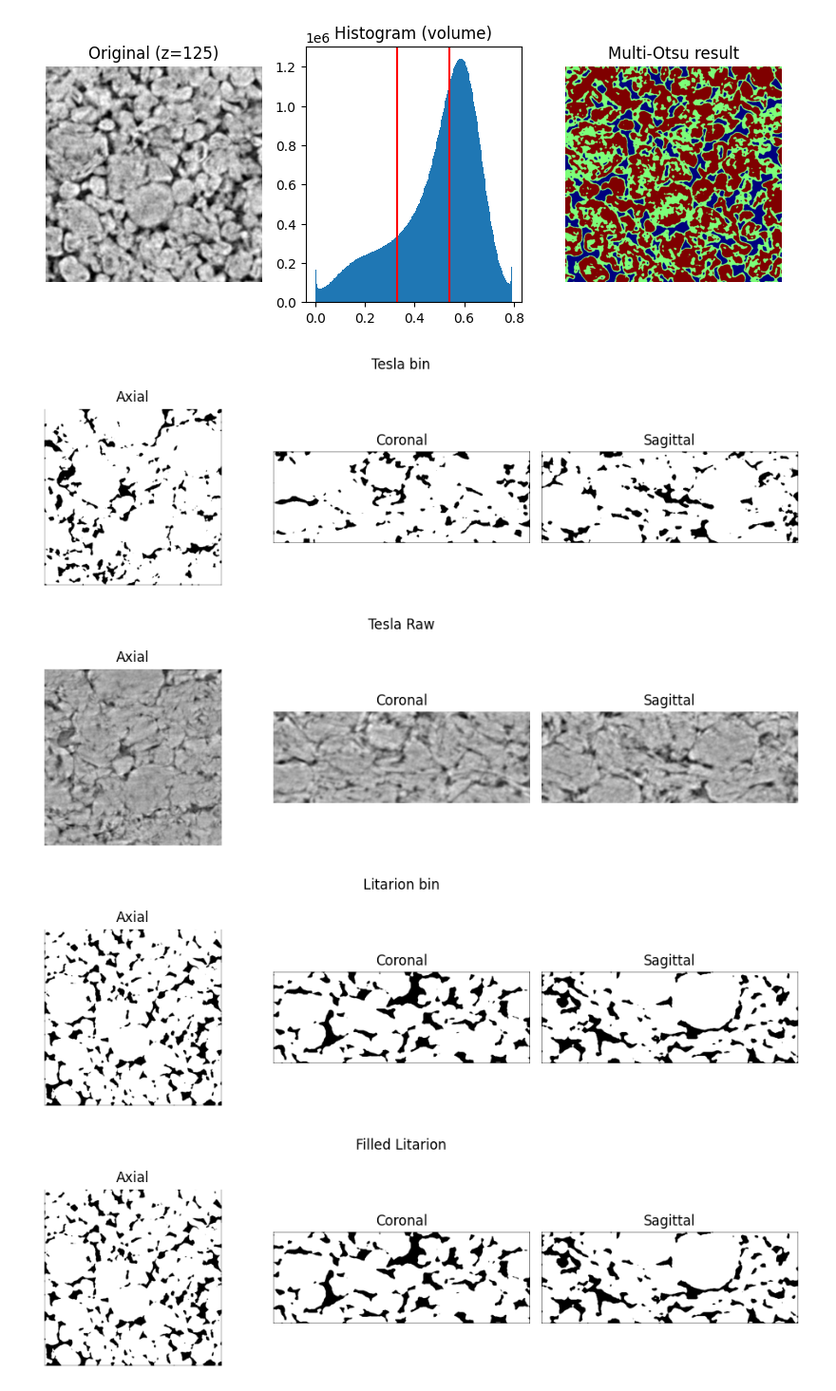
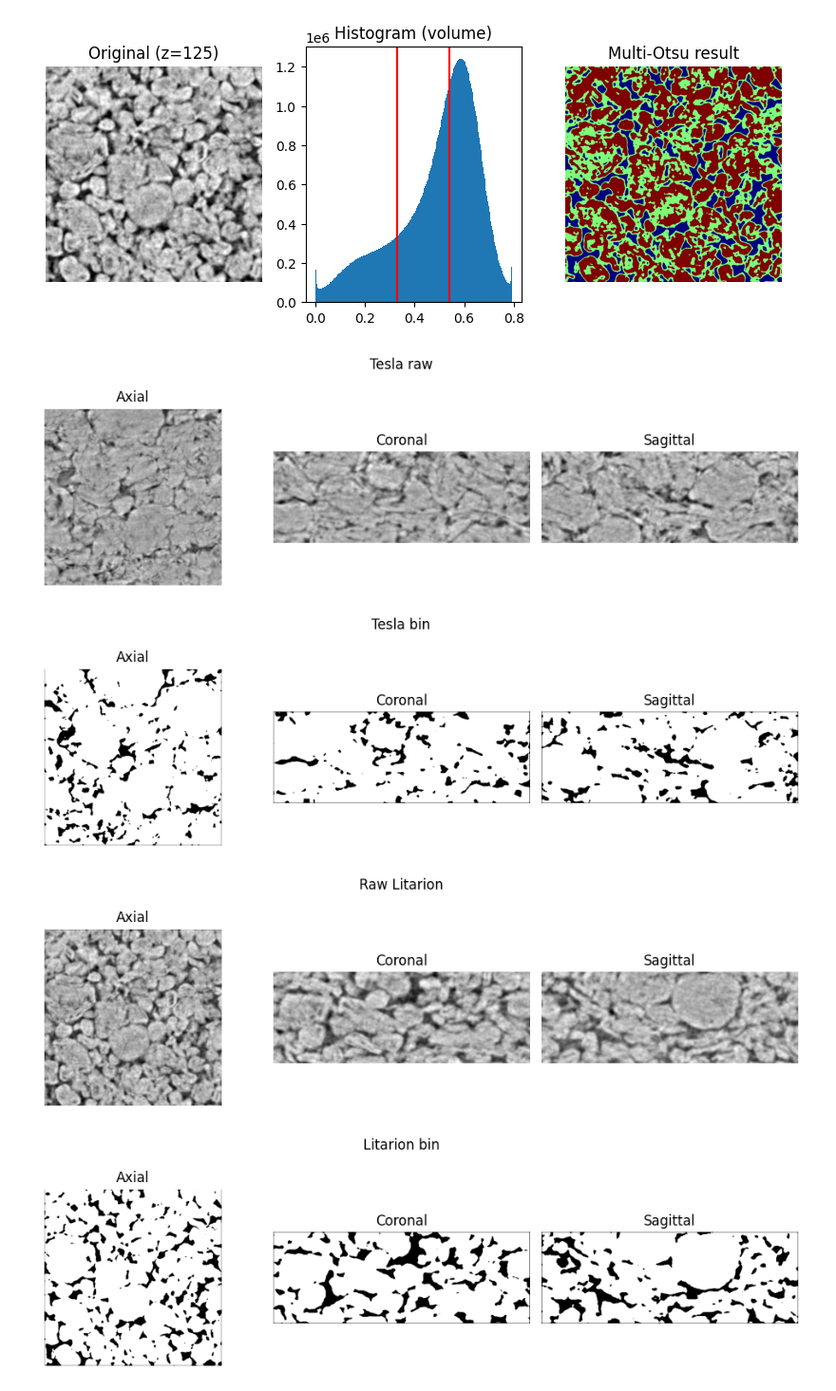
Before and after one commit to aryziz/CTSeg3D-IKT213, a Jupyter notebook: notebooks/preprocessing.ipynb, the cells around one changed output. Shown at 95% size. Drawn from its saved outputs; the diff is of its cells as text; code cells hidden in the pictures.

```diff
--- a/notebooks/preprocessing.ipynb
+++ b/notebooks/preprocessing.ipynb
@@ -143,21 +143,20 @@ plt.show()
 # %%
 import tifffile as tiff
 
 v_litarion = tiff.imread("../results/run_001/Litarion/Litarion_mask.tif")
-fill_litarion = tiff.imread("../results/test/litarion/Litarion_mask.tif")
 v_tesla = tiff.imread("../results/run_001/Tesla/Tesla_mask.tif")
 v_sony = tiff.imread("../results/run_001/Sony_VTC5/Sony_VTC5_mask.tif")
 v_sony = tiff.imread("../results/run_001/Sony_VTC5/Sony_VTC5_mask.tif")
+v_test = tiff.imread("../results/Tesla/Tesla_mask.tif")
 
+show3(raw_tesla, "Tesla raw")
 show3(v_tesla, "Tesla bin")
-show3(raw_tesla, "Tesla Raw")
+show3(raw_litarion, "Raw Litarion")
 show3(v_litarion, "Litarion bin")
-show3(fill_litarion, "Filled Litarion")
-show3(raw_litarion, "Raw Litarion")
+show3(raw_sony, "Sony raw")
 show3(v_sony, "Sony bin")
-show3(raw_sony, "Sony raw")
 # %% [output]
-[figure, old version]
+[figure, new version]
-[figure, old version]
+[figure, new version]
-[figure, old version]
+[figure, new version]
-[figure, old version]
+[figure, new version]
```
Also changed, not shown: parts of 1 cell of this notebook, 3 other files.
